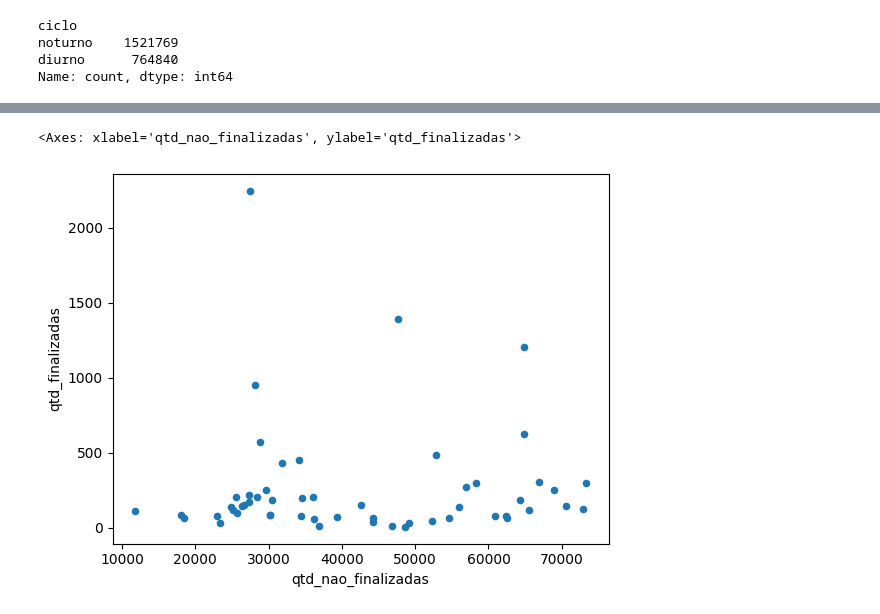
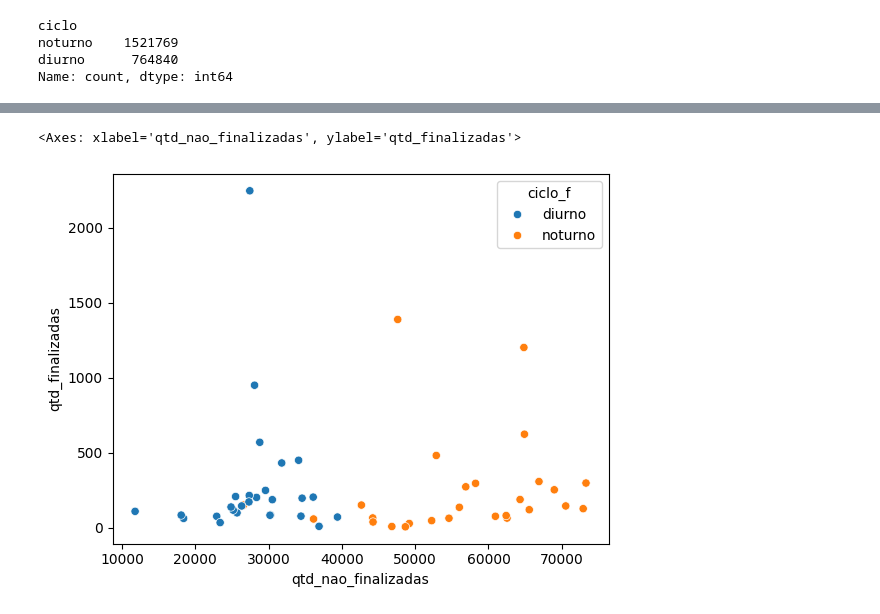
Before and after one commit to Fagner608/projeto_consultas, a Jupyter notebook: src/planejamento/como_onde.ipynb, the cells around one changed output, grey strips where cells are left out. Drawn from its saved outputs; the diff is of its cells as text; code cells hidden in the pictures.

```diff
--- a/src/planejamento/como_onde.ipynb
+++ b/src/planejamento/como_onde.ipynb
@@ -71,6 +87,8 @@ agregado.drop(['data_n', 'ciclo_n'], axis = 1, inplace=True)
+# %%
+agregado['conversao'] = agregado['qtd_finalizadas'] / agregado['qtd_nao_finalizadas']
 # %%
-agregado.plot(x = 'qtd_nao_finalizadas', y = 'qtd_finalizadas', kind='scatter')
+sns.scatterplot(data=agregado, x = 'qtd_nao_finalizadas', y = 'qtd_finalizadas', hue='ciclo_f')
 # %% [output]
 <Axes: xlabel='qtd_nao_finalizadas', ylabel='qtd_finalizadas'>
-[figure, old version]
+[figure, new version]
 # %%
```
Also changed, not shown: parts of 17 cells of this notebook, 2 other files.
